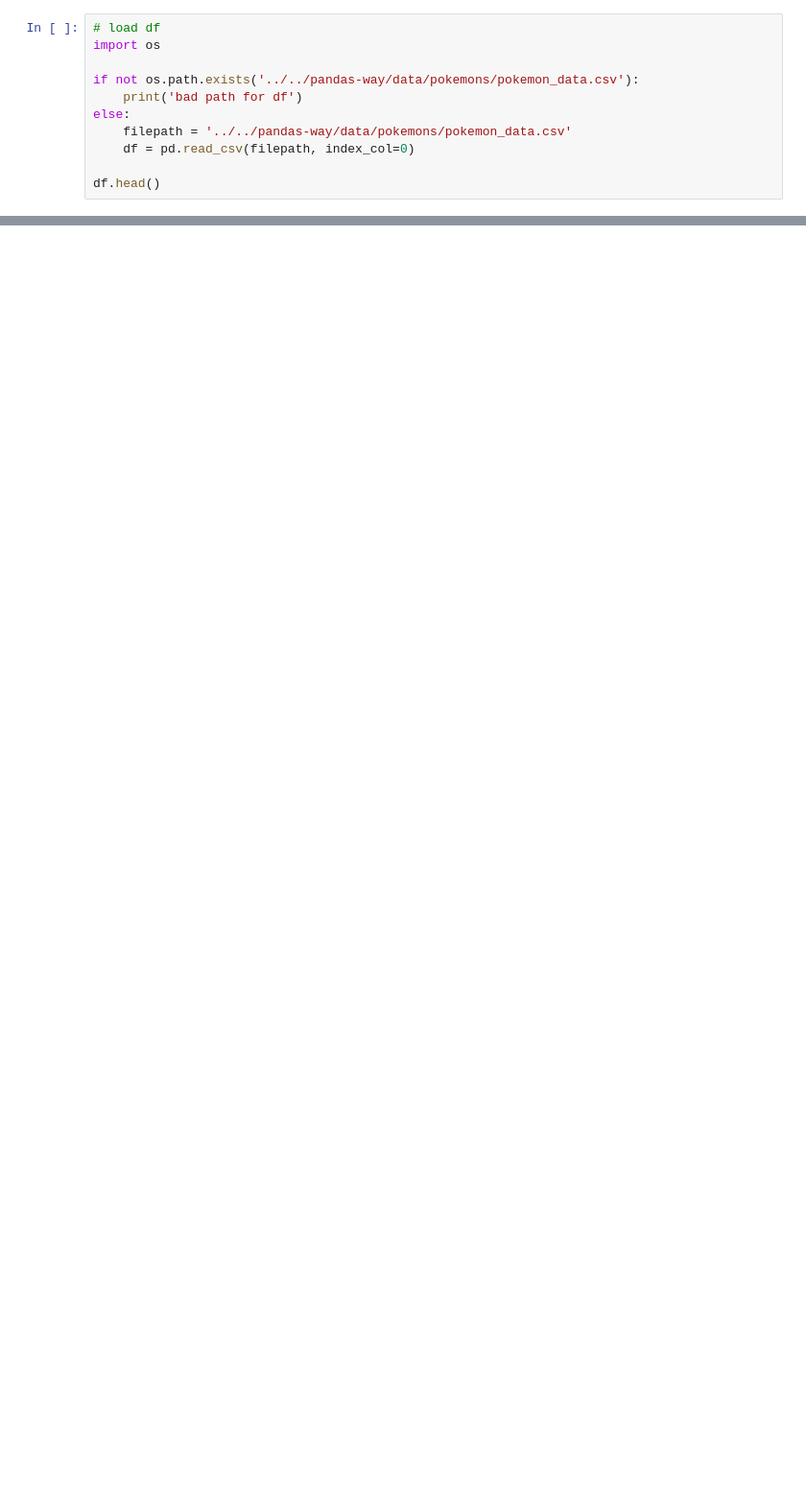
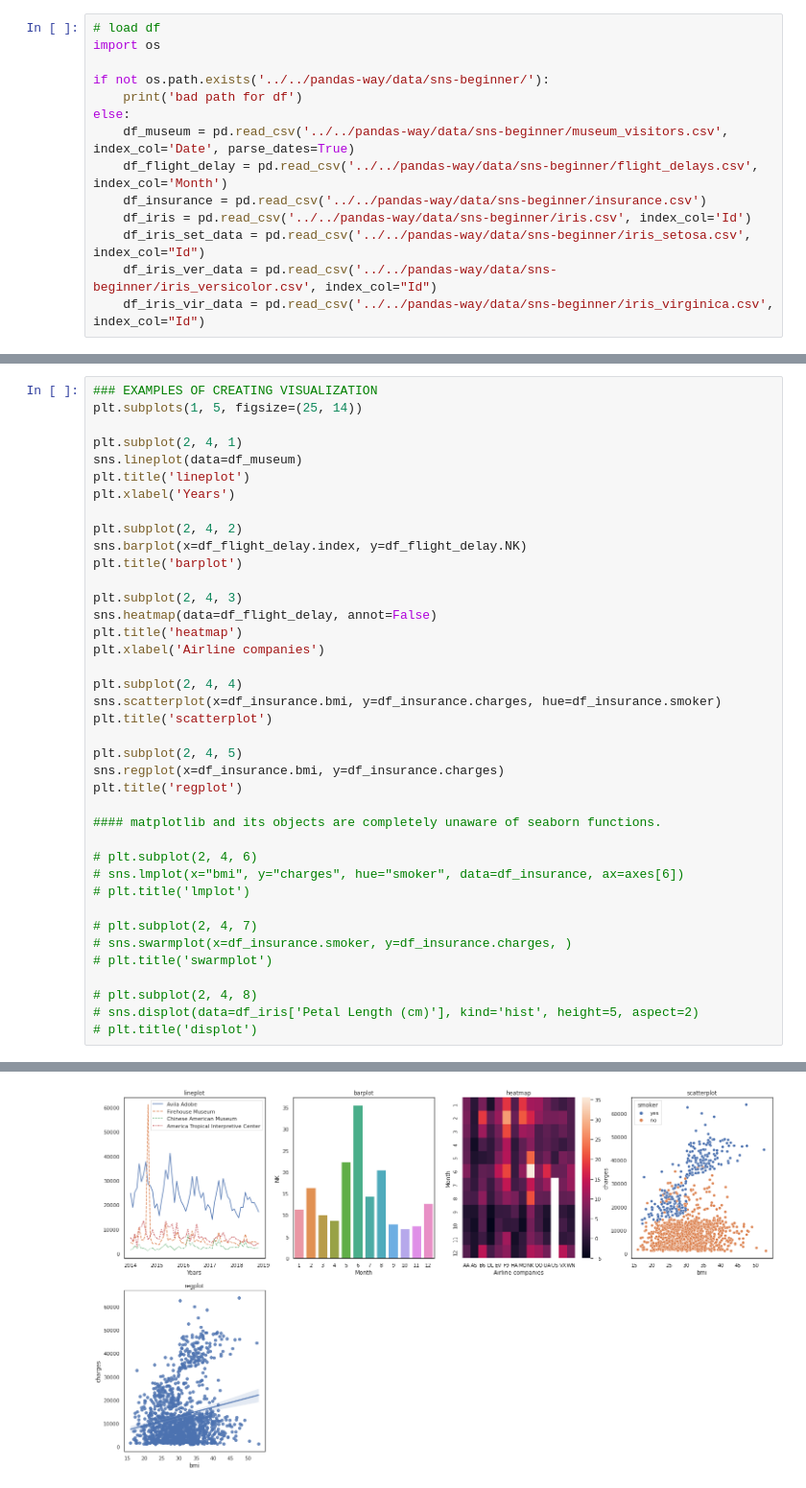
Before and after one commit to Hanabiraa/ds-way, a Jupyter notebook: visual-way/seaborn-way/seaborn_beginner_tutorial.ipynb, the cells around one changed output, grey strips where cells are left out. Shown at 96% size. Drawn from its saved outputs; the diff is of its cells as text; blank space fills up the shorter version.

Commit message:
feat/add seaborn-notebook-begginer v1

```diff
--- a/visual-way/seaborn-way/seaborn_beginner_tutorial.ipynb
+++ b/visual-way/seaborn-way/seaborn_beginner_tutorial.ipynb
@@ -21,10 +57,13 @@ plt.figure(figsize=(16,6))
 # load df
 import os
 
-if not os.path.exists('../../pandas-way/data/pokemons/pokemon_data.csv'):
+if not os.path.exists('../../pandas-way/data/sns-beginner/'):
     print('bad path for df')
 else:
-    filepath = '../../pandas-way/data/pokemons/pokemon_data.csv'
-    df = pd.read_csv(filepath, index_col=0)
-
-df.head()
+    df_museum = pd.read_csv('../../pandas-way/data/sns-beginner/museum_visitors.csv', index_col='Date', parse_dates=True)
+    df_flight_delay = pd.read_csv('../../pandas-way/data/sns-beginner/flight_delays.csv', index_col='Month')
+    df_insurance = pd.read_csv('../../pandas-way/data/sns-beginner/insurance.csv')
+    df_iris = pd.read_csv('../../pandas-way/data/sns-beginner/iris.csv', index_col='Id')
+    df_iris_set_data = pd.read_csv('../../pandas-way/data/sns-beginner/iris_setosa.csv', index_col="Id")
+    df_iris_ver_data = pd.read_csv('../../pandas-way/data/sns-beginner/iris_versicolor.csv', index_col="Id")
+    df_iris_vir_data = pd.read_csv('../../pandas-way/data/sns-beginner/iris_virginica.csv', index_col="Id")
@@ -40,0 +90,40 @@ df.head()
+# %%
+### EXAMPLES OF CREATING VISUALIZATION
+plt.subplots(1, 5, figsize=(25, 14))
+
+plt.subplot(2, 4, 1)
+sns.lineplot(data=df_museum)
+plt.title('lineplot')
+plt.xlabel('Years')
+
+plt.subplot(2, 4, 2)
+sns.barplot(x=df_flight_delay.index, y=df_flight_delay.NK)
+plt.title('barplot')
+
+plt.subplot(2, 4, 3)
+sns.heatmap(data=df_flight_delay, annot=False)
+plt.title('heatmap')
+plt.xlabel('Airline companies')
+
+plt.subplot(2, 4, 4)
+sns.scatterplot(x=df_insurance.bmi, y=df_insurance.charges, hue=df_insurance.smoker)
+plt.title('scatterplot')
+
+plt.subplot(2, 4, 5)
+sns.regplot(x=df_insurance.bmi, y=df_insurance.charges)
+plt.title('regplot')
+
+#### matplotlib and its objects are completely unaware of seaborn functions.
+
+# plt.subplot(2, 4, 6)
+# sns.lmplot(x="bmi", y="charges", hue="smoker", data=df_insurance, ax=axes[6])
+# plt.title('lmplot')
+
+# plt.subplot(2, 4, 7)
+# sns.swarmplot(x=df_insurance.smoker, y=df_insurance.charges, )
+# plt.title('swarmplot')
+
+# plt.subplot(2, 4, 8)
+# sns.displot(data=df_iris['Petal Length (cm)'], kind='hist', height=5, aspect=2)
+# plt.title('displot')
+# %% [output]
@@ -40,0 +131 @@ df.head()
+[figure, added]
```
Also changed, not shown: parts of 38 cells of this notebook.
